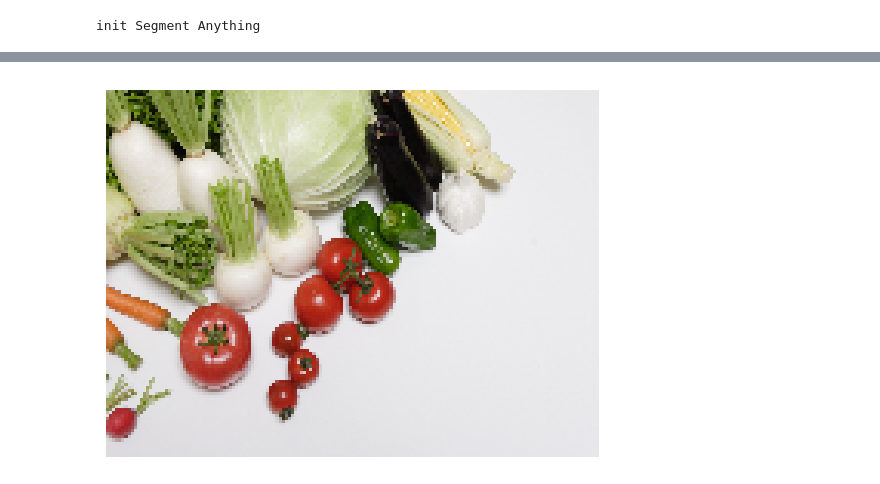
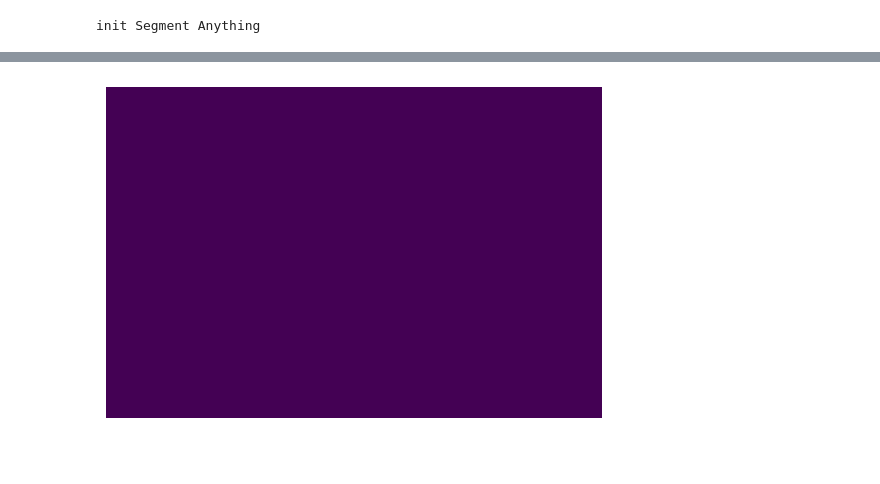
Before and after one commit to sugarl-sudo/Fridge-To-recipe, a Jupyter notebook: notebook/sam_experiment.ipynb, the cells around one changed output, grey strips where cells are left out. Saved outputs shown, nothing was run; the diff lists cells and outputs as text; code cells hidden in the pictures; blank space fills up the shorter version.

```diff
--- a/notebook/sam_experiment.ipynb
+++ b/notebook/sam_experiment.ipynb
@@ -10,7 +10,7 @@ import numpy as np
 from segment_anything import SamPredictor, sam_model_registry
 from segment_anything import SamAutomaticMaskGenerator
 
-device = torch.device('cpu')
+device = torch.device('cuda:0')
 # %%
 class SegmentAnything:
     def __init__(self, device, model_type, sam_checkpoint):
@@ -63,7 +63,8 @@ def read_image(file_name):
     return image, height, width
 # %%
 image, height, width = read_image('image/fd400708.jpg')
-image = cv2.resize(image,(160,120))
+# image = cv2.resize(image,(160,120))
+# height, width = 120, 160
 # %%
 plt.imshow(image)
 plt.axis("off")
@@ -106,11 +113,14 @@ class Area:
 # %%
 data_list = []
     # 一定のサイズのものだけを抽出する
-max_pixels = 300
-min_pixels = 100
-
+max_pixels = 10000000
+min_pixels = 10
+# pr
+food_images = []
 for index in range(sam.length):
     mask, pixels = sam.get(index)
+    print('mask', mask.shape)
+    print('pixels', pixels)
 
     # 一定範囲のサイズのみ対象にする
     if pixels < min_pixels or max_pixels < pixels:
@@ -118,12 +128,16 @@ for index in range(sam.length):
 
     # 輪郭検出用の2値のテンポラリ画像
     mono_image = np.full(np.array([height, width, 1]), 255, dtype=np.uint8)
+    # plt.imshow(mono_image)
+    # plt.axis("off")
+    # plt.show()
     # 個々の食品を切取るためのテンポラリ画像
     food_image = image.copy()
-
     area = Area(width, height)
+    # print(width, height)
     for y in range(height):
         for x in range(width):
+            # if y ==
             if mask[y][x]:
                 mono_image[y][x] = 0  # ２値画像は、マスク部分を黒にする
                 area.set(x, y)
@@ -137,5 +151,6 @@ for index in range(sam.length):
         mono_image, cv2.RETR_TREE, cv2.CHAIN_APPROX_SIMPLE
     )
     # 食品画像を切取る
-    food_image = food_image[y1:y2, x1:x2]
+    food_images.append(food_image[y1:y2, x1:x2])
+    # break
 # %% [output]
@@ -143,6 +183,6 @@ IndexError: index 160 is out of bounds for axis 0 with size 160
 # %%
-plt.imshow(food_image)
+plt.imshow(mono_image)
 plt.axis("off")
 plt.show()
 # %% [output]
-[figure, old version]
+[figure, new version]
```
Also changed, not shown: parts of 8 cells of this notebook.
